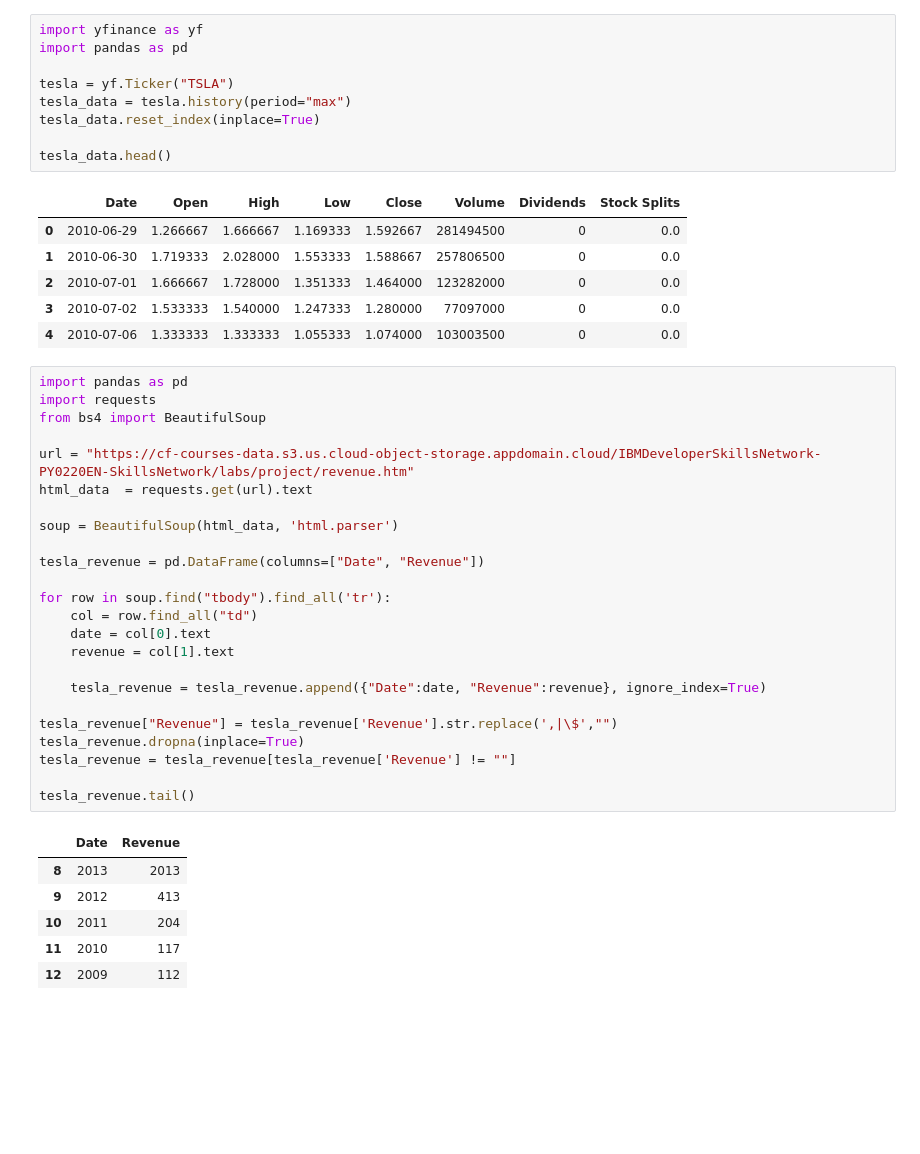
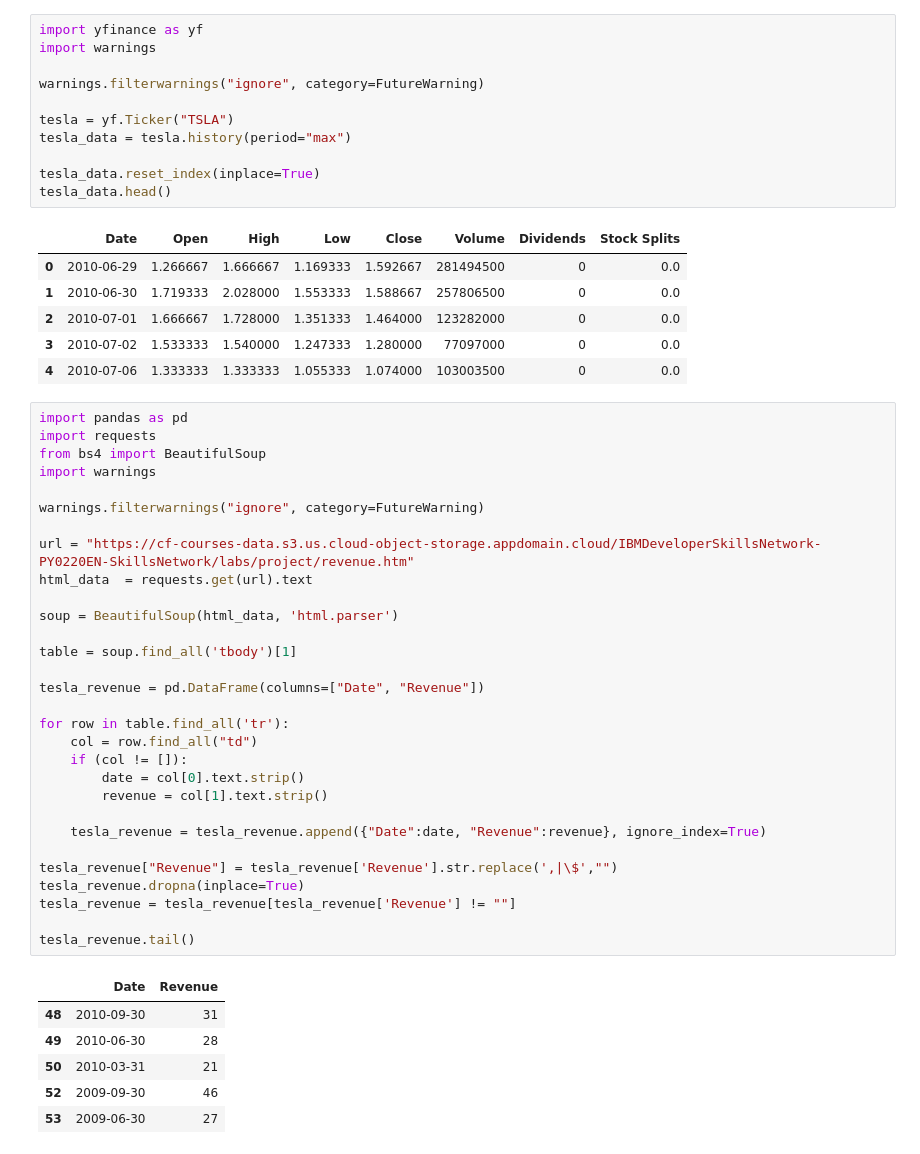
Before and after one commit to andrea-cas/data-visualization, a Jupyter notebook: historical-stock-revenue-data.ipynb, the cells around one changed output. Cells and saved outputs as stored; diff of their text form; blank space fills up the shorter version.

```diff
--- a/historical-stock-revenue-data.ipynb
+++ b/historical-stock-revenue-data.ipynb
@@ -38,11 +5,13 @@ Successfully installed nbformat-4.2.0
 # %%
 import yfinance as yf
-import pandas as pd
+import warnings
+
+warnings.filterwarnings("ignore", category=FutureWarning)
 
 tesla = yf.Ticker("TSLA")
 tesla_data = tesla.history(period="max")
+
 tesla_data.reset_index(inplace=True)
-
 tesla_data.head()
 # %% [output]
 |  | Date | Open | High | Low | Close | Volume | Dividends | Stock Splits |
@@ -54,33 +23,39 @@ tesla_data.head()
 # %%
 import pandas as pd
 import requests
 from bs4 import BeautifulSoup
+import warnings
+
+warnings.filterwarnings("ignore", category=FutureWarning)
 
 url = "https://cf-courses-data.s3.us.cloud-object-storage.appdomain.cloud/IBMDeveloperSkillsNetwork-PY0220EN-SkillsNetwork/labs/project/revenue.htm"
 html_data  = requests.get(url).text
 
 soup = BeautifulSoup(html_data, 'html.parser')
 
+table = soup.find_all('tbody')[1]
+
 tesla_revenue = pd.DataFrame(columns=["Date", "Revenue"])
 
-for row in soup.find("tbody").find_all('tr'):
+for row in table.find_all('tr'):
     col = row.find_all("td")
-    date = col[0].text
-    revenue = col[1].text
+    if (col != []):
+        date = col[0].text.strip()
+        revenue = col[1].text.strip()
 
     tesla_revenue = tesla_revenue.append({"Date":date, "Revenue":revenue}, ignore_index=True)
 
 tesla_revenue["Revenue"] = tesla_revenue['Revenue'].str.replace(',|\$',"")
 tesla_revenue.dropna(inplace=True)
 tesla_revenue = tesla_revenue[tesla_revenue['Revenue'] != ""]
 
 tesla_revenue.tail()
 # %% [output]
 |  | Date | Revenue |
-| 8 | 2013 | 2013 |
-| 9 | 2012 | 413 |
-| 10 | 2011 | 204 |
-| 11 | 2010 | 117 |
-| 12 | 2009 | 112 |
+| 48 | 2010-09-30 | 31 |
+| 49 | 2010-06-30 | 28 |
+| 50 | 2010-03-31 | 21 |
+| 52 | 2009-09-30 | 46 |
+| 53 | 2009-06-30 | 27 |
 # %%
 import yfinance as yf
```
Also changed, not shown: parts of 5 cells of this notebook, 1 other file.
